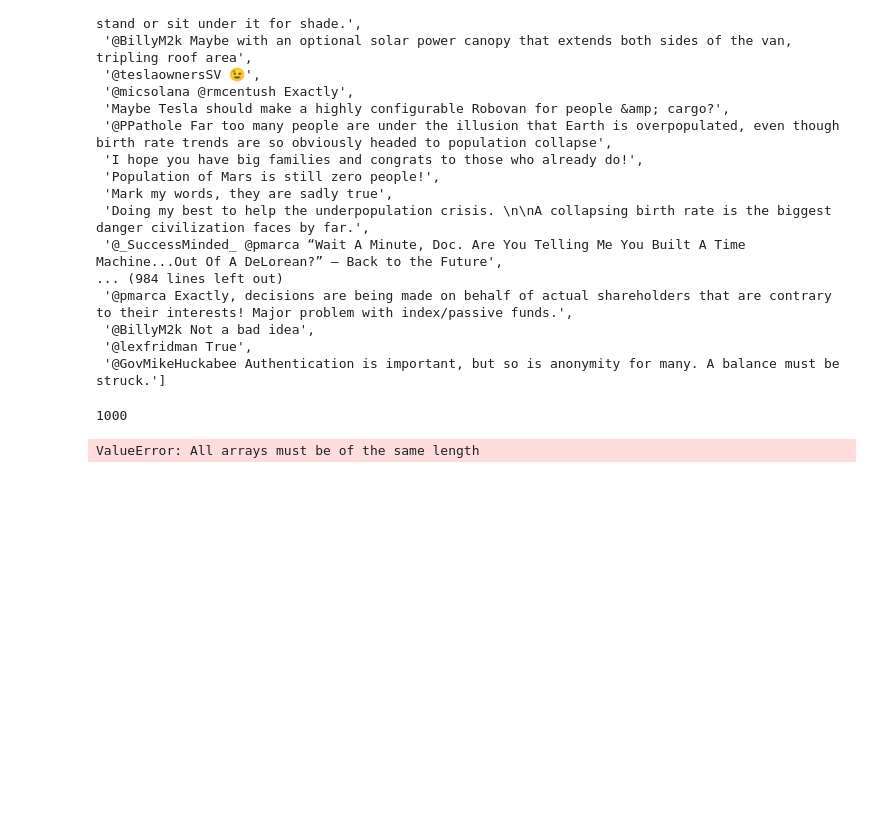
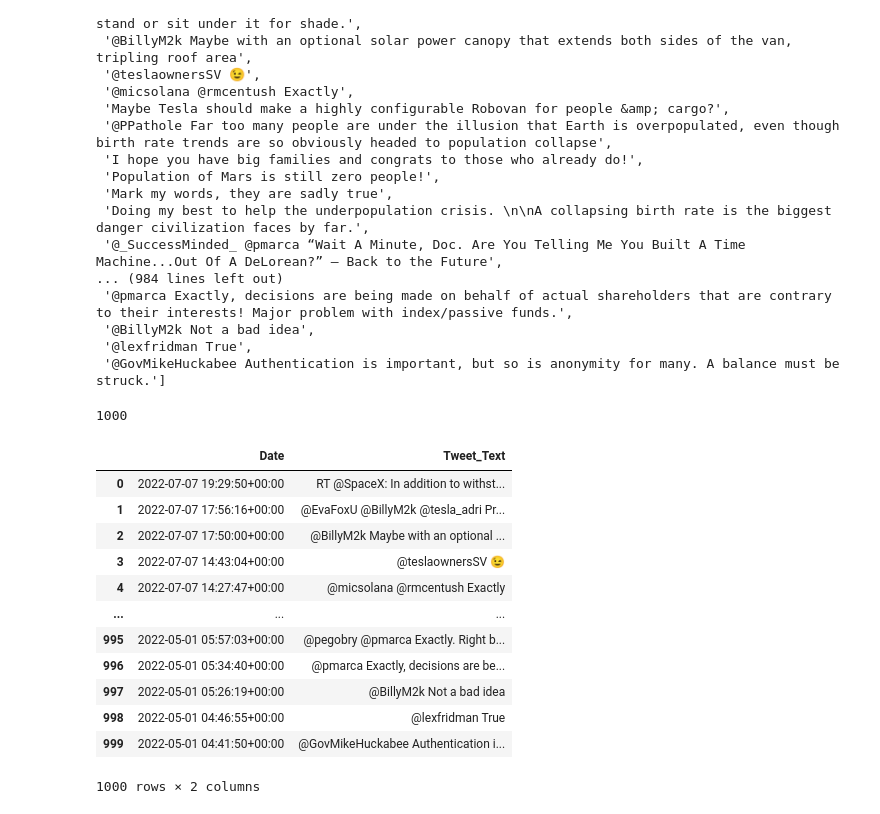
Before and after one commit to VanAntworth/To-The-Moon, a Jupyter notebook: Tamara/TwitterScrape_UserTimeLine.ipynb, the cells around one changed output. Drawn from its saved outputs; the diff is of its cells as text; code cells hidden in the pictures; blank space fills up the shorter version.

Commit message:
more than 200 tweets

```diff
--- a/Tamara/TwitterScrape_UserTimeLine.ipynb
+++ b/Tamara/TwitterScrape_UserTimeLine.ipynb
@@ -92,6 +92,17 @@ text = []
 for tweet1 in tw.Cursor(api.user_timeline,screen_name=user, tweet_mode='extended').items(1000):
     date_created.append(tweet1.created_at)
     text.append(tweet1.full_text)
+# %%
+tweets_elon_1000 =[]
+
+for tweet1 in tw.Cursor(api.user_timeline,screen_name=user, tweet_mode='extended').items(1000):
+    dictionary = {}
+    date_created.append(tweet1.created_at)
+    text.append(tweet1.full_text)
+    date = tweet1.created_at
+    tweet = tweet1.full_text
+    dictionary = {date,tweet}
+    tweets_elon_1000.append(dictionary)
 # %%
 date_created
 # %% [output]
@@ -136,14 +147,28 @@ text
  '@BillyM2k Not a bad idea',
  '@lexfridman True',
  '@GovMikeHuckabee Authentication is important, but so is anonymity for many. A balance must be struck.']
-# %%
-len(text)
-# %% [output]
-1000
+# %%
+len(text)
+# %% [output]
+1000
 # %%
 elon_1000_df = pd.DataFrame(
     {'Date': date_created,
      'Tweet_Text': text,
     })
-# %% [output]
-ValueError: All arrays must be of the same length
+# %%
+elon_1000_df
+# %% [output]
+|  | Date | Tweet_Text |
+| 0 | 2022-07-07 19:29:50+00:00 | RT @SpaceX: In addition to withst... |
+| 1 | 2022-07-07 17:56:16+00:00 | @EvaFoxU @BillyM2k @tesla_adri Pr... |
+| 2 | 2022-07-07 17:50:00+00:00 | @BillyM2k Maybe with an optional ... |
+| 3 | 2022-07-07 14:43:04+00:00 | @teslaownersSV 😉 |
+| 4 | 2022-07-07 14:27:47+00:00 | @micsolana @rmcentush Exactly |
+| ... | ... | ... |
+| 995 | 2022-05-01 05:57:03+00:00 | @pegobry @pmarca Exactly. Right b... |
+| 996 | 2022-05-01 05:34:40+00:00 | @pmarca Exactly, decisions are be... |
+| 997 | 2022-05-01 05:26:19+00:00 | @BillyM2k Not a bad idea |
+| 998 | 2022-05-01 04:46:55+00:00 | @lexfridman True |
+| 999 | 2022-05-01 04:41:50+00:00 | @GovMikeHuckabee Authentication i... |
+1000 rows × 2 columns
```
Also changed, not shown: parts of 9 cells of this notebook.
